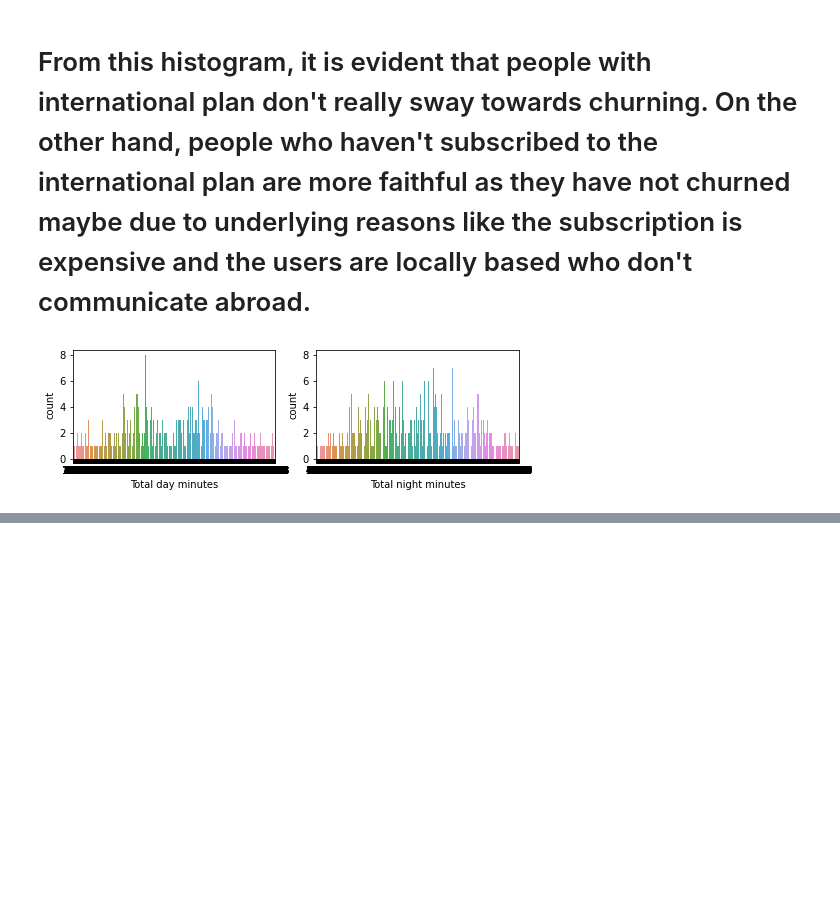
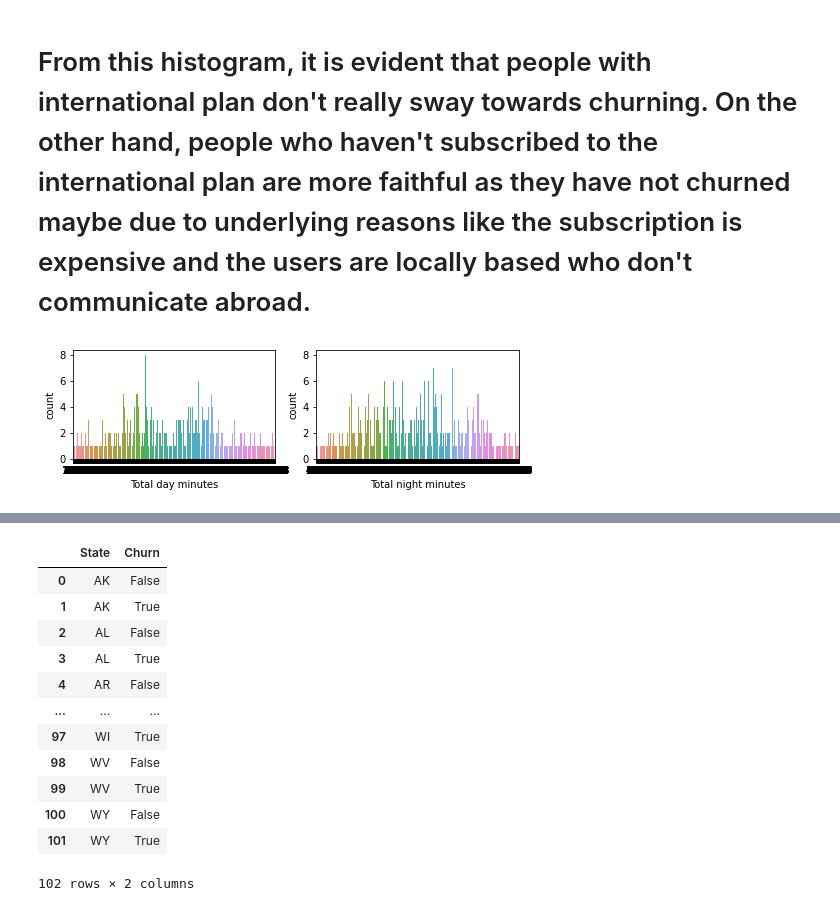
Before and after one commit to akifkashif/EDA-Capstone-Project---Mohammed-Akifuddin, a Jupyter notebook: TEAM_Telecom_Churn_Analysis_Capstone_Project.ipynb, the cells around one changed output, grey strips where cells are left out. Drawn from its saved outputs; the diff is of its cells as text; code cells hidden in the pictures; blank space fills up the shorter version.

```diff
--- a/TEAM_Telecom_Churn_Analysis_Capstone_Project.ipynb
+++ b/TEAM_Telecom_Churn_Analysis_Capstone_Project.ipynb
@@ -844,0 +833,16 @@ plt.show()
+# %%
+df.groupby(['State', 'Churn'],as_index=False).agg({'Churn':'max'})
+# %% [output]
+|  | State | Churn |
+| 0 | AK | False |
+| 1 | AK | True |
+| 2 | AL | False |
+| 3 | AL | True |
+| 4 | AR | False |
+| ... | ... | ... |
+| 97 | WI | True |
+| 98 | WV | False |
+| 99 | WV | True |
+| 100 | WY | False |
+| 101 | WY | True |
+102 rows × 2 columns
```
Also changed, not shown: parts of 17 cells of this notebook.
